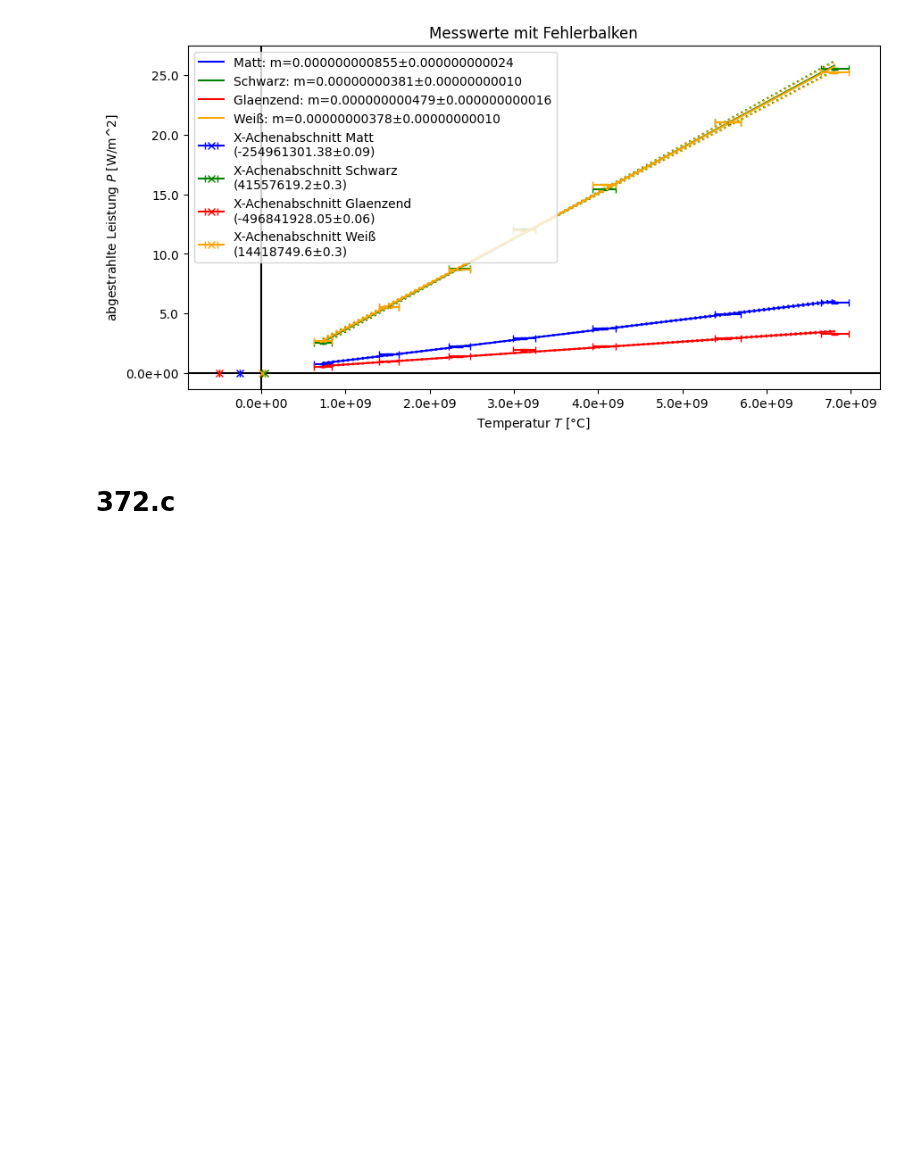
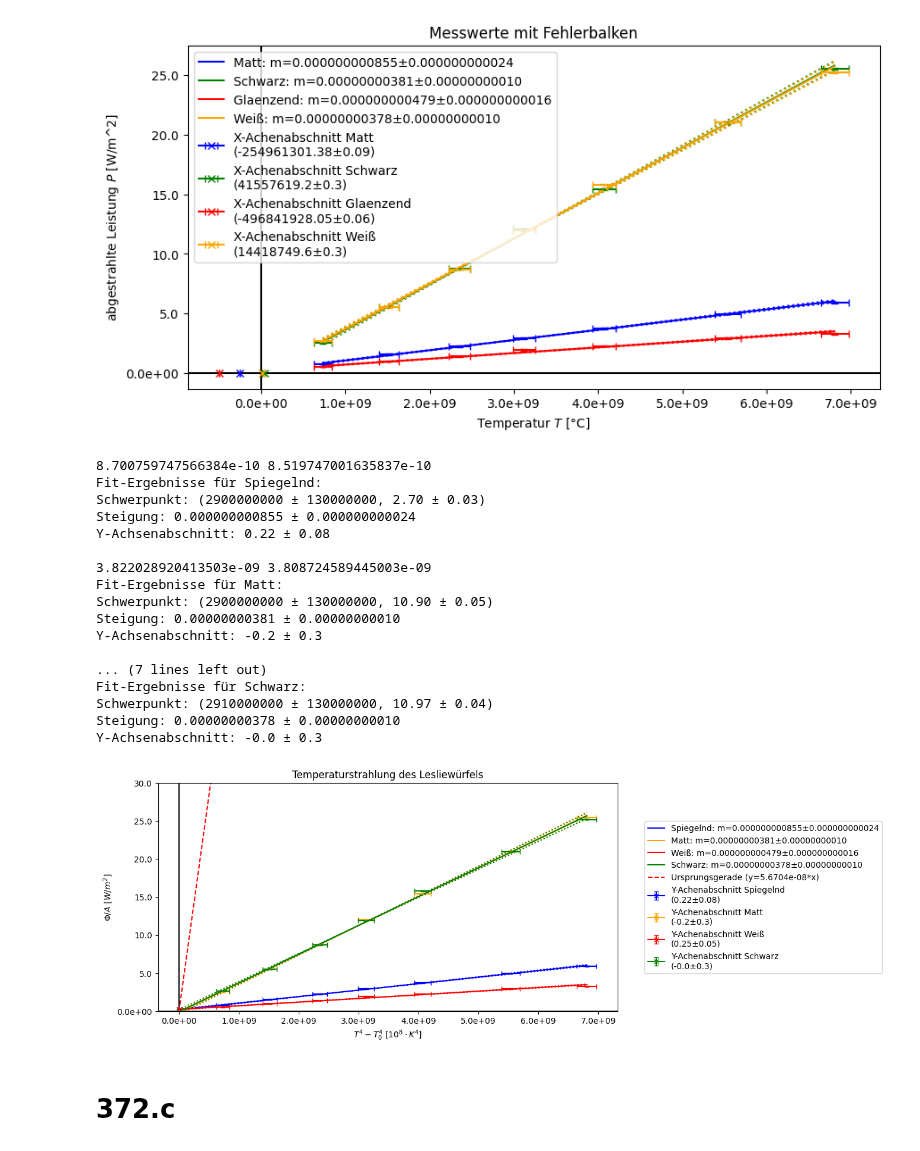
Before and after one commit to Patrixon0/data-analysis-plotting-tool, a Jupyter notebook: P3/Theo_Patrick/372/372_main.ipynb, the cells around one changed output. Saved outputs shown, nothing was run; the diff lists cells and outputs as text; code cells hidden in the pictures; blank space fills up the shorter version.

```diff
--- a/P3/Theo_Patrick/372/372_main.ipynb
+++ b/P3/Theo_Patrick/372/372_main.ipynb
@@ -178,6 +178,32 @@ Schwerpunkt: (2910000000 ± 130000000, 10.97 ± 0.04)
 Steigung: 0.00000000378 ± 0.00000000010
 Y-Achsenabschnitt: -0.0 ± 0.3
 [figure]
+# %%
+geraden_fit('b_plot.csv', title = 'Temperaturstrahlung des Lesliewürfels',
+             x_label = r'$T^4-T_0^4 ~ [10^8 \cdot K^4]$', y_label = r'$\Phi/A ~ [W/m^2]$',
+                save = True, y_colors = ['blue', 'orange', 'red', 'green'],
+                focus_point = False, y_labels = ['Spiegelnd', 'Matt', 'Weiß', 'Schwarz'], plot_x_inter = False, plot_errors=True, plot_y_inter=True,
+                Ursprungsgerade = 0.000000056704, y_max = 30, y_min = 0, legendlocation = 'outside right', Ursprungsgerade_title = 'Schwarzer Körper'
+            )
+# %% [output]
+8.700759747566384e-10 8.519747001635837e-10
+Fit-Ergebnisse für Spiegelnd:
+Schwerpunkt: (2900000000 ± 130000000, 2.70 ± 0.03)
+Steigung: 0.000000000855 ± 0.000000000024
+Y-Achsenabschnitt: 0.22 ± 0.08
+
+3.822028920413503e-09 3.808724589445003e-09
+Fit-Ergebnisse für Matt:
+Schwerpunkt: (2900000000 ± 130000000, 10.90 ± 0.05)
+Steigung: 0.00000000381 ± 0.00000000010
+Y-Achsenabschnitt: -0.2 ± 0.3
+
+... (7 lines left out)
+Fit-Ergebnisse für Schwarz:
+Schwerpunkt: (2910000000 ± 130000000, 10.97 ± 0.04)
+Steigung: 0.00000000378 ± 0.00000000010
+Y-Achsenabschnitt: -0.0 ± 0.3
+[figure, added]
 # %% [markdown]
 # 372.c
 # %%
```
Also changed, not shown: parts of 1 cell of this notebook, 6 other files.
